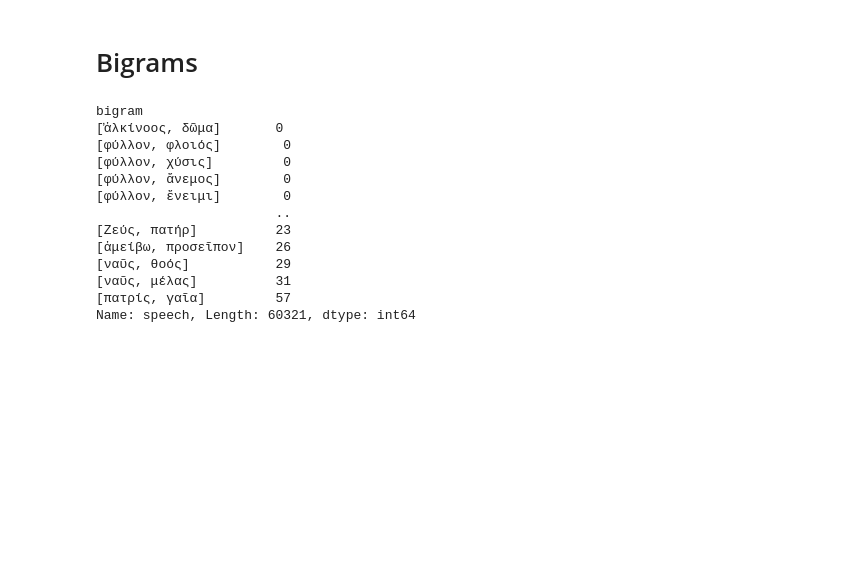
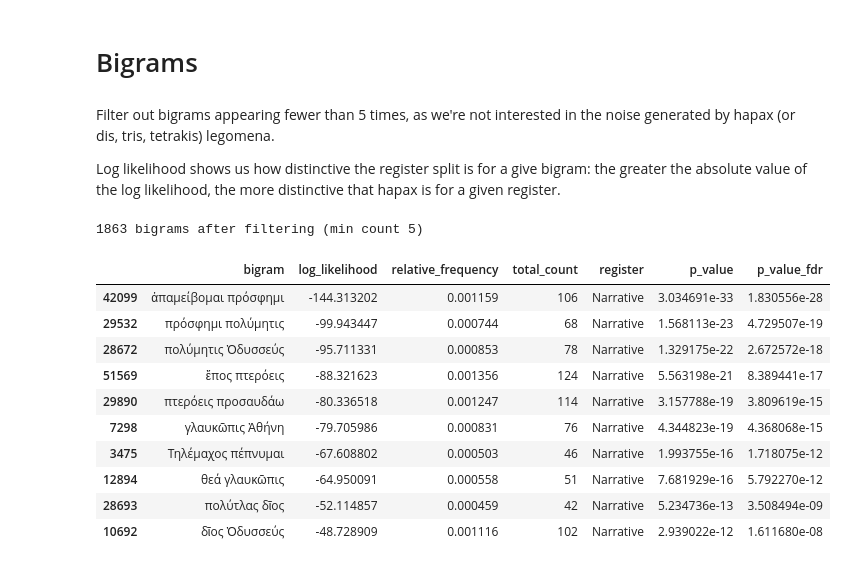
Before and after one commit to pletcher/ccc-2026, a Jupyter notebook: notebooks/epic_speech_vs_narrative.ipynb, the cells around one changed output. Drawn from its saved outputs; the diff is of its cells as text; code cells hidden in the pictures; blank space fills up the shorter version.

```diff
--- a/notebooks/epic_speech_vs_narrative.ipynb
+++ b/notebooks/epic_speech_vs_narrative.ipynb
@@ -286,19 +286,54 @@ Name: total_lines, dtype: int64
 # Bigrams
 # %%
 bigram_df = pd.read_parquet("../parquet/bigrams_by_epic_and_register.parquet")
-
-bigram_df.odyssey.speech.sort_values()
-# %% [output]
-bigram
-[̓ἀλκίνοος, δῶμα]       0
-[φύλλον, φλοιός]        0
-[φύλλον, χύσις]         0
-[φύλλον, ἄνεμος]        0
-[φύλλον, ἔνειμι]        0
-                       ..
-[Ζεύς, πατήρ]          23
-[ἀμείβω, προσεῖπον]    26
-[ναῦς, θοός]           29
-[ναῦς, μέλας]          31
-[πατρίς, γαῖα]         57
-Name: speech, Length: 60321, dtype: int64
+# %%
+speech_bigram = bigram_df.xs("speech", axis=1, level="register").sum(axis=1)
+narrative_bigram = bigram_df.xs("narrative", axis=1, level="register").sum(axis=1)
+
+total_speech_bigram = int(speech_bigram.sum())
+total_narrative_bigram = int(narrative_bigram.sum())
+
+loglikelihood_bigram_register = log_likelihood(
+    speech_bigram, narrative_bigram, total_speech_bigram, total_narrative_bigram
+)
+# %% [markdown]
+Filter out bigrams appearing fewer than 5 times, as we're not interested in the noise
+generated by hapax (or dis, tris, tetrakis) legomena.
+
+Log likelihood shows us how distinctive the register split is for a give bigram: the greater the
+absolute value of the log likelihood, the more distinctive that hapax is for a given register.
+# %%
+MIN_BIGRAM_COUNT = 5
+
+total_bigram_tokens = total_speech_bigram + total_narrative_bigram
+bigram_total_count = speech_bigram + narrative_bigram
+bigram_relative_frequency = bigram_total_count / total_bigram_tokens
+bigram_labels = np.array([" ".join(pair) for pair in bigram_df.index])
+
+bigram_plot_df = pd.DataFrame({
+    "bigram": bigram_labels,
+    "log_likelihood": loglikelihood_bigram_register.values,
+    "relative_frequency": bigram_relative_frequency.values,
+    "total_count": bigram_total_count.values,
+    "register": np.where(loglikelihood_bigram_register.values >= 0, "Speech", "Narrative"),
+})
+
+bigram_plot_df["p_value"] = chi2.sf(bigram_plot_df["log_likelihood"].abs(), df=1)
+_, bigram_plot_df["p_value_fdr"], _, _ = multipletests(bigram_plot_df["p_value"], method="fdr_bh")
+
+bigram_plot_df = bigram_plot_df[bigram_plot_df["total_count"] >= MIN_BIGRAM_COUNT]
+print(f"{len(bigram_plot_df)} bigrams after filtering (min count {MIN_BIGRAM_COUNT})")
+bigram_plot_df.sort_values("log_likelihood", ascending=True).head(10)
+# %% [output]
+1863 bigrams after filtering (min count 5)
+|  | bigram | log_likelihood | relative_frequency | total_count | register | p_value | p_value_fdr |
+| 42099 | ἀπαμείβομαι πρόσφημι | -144.313202 | 0.001159 | 106 | Narrative | 3.034691e-33 | 1.830556e-28 |
+| 29532 | πρόσφημι πολύμητις | -99.943447 | 0.000744 | 68 | Narrative | 1.568113e-23 | 4.729507e-19 |
+| 28672 | πολύμητις Ὀδυσσεύς | -95.711331 | 0.000853 | 78 | Narrative | 1.329175e-22 | 2.672572e-18 |
+| 51569 | ἔπος πτερόεις | -88.321623 | 0.001356 | 124 | Narrative | 5.563198e-21 | 8.389441e-17 |
+| 29890 | πτερόεις προσαυδάω | -80.336518 | 0.001247 | 114 | Narrative | 3.157788e-19 | 3.809619e-15 |
+| 7298 | γλαυκῶπις Ἀθήνη | -79.705986 | 0.000831 | 76 | Narrative | 4.344823e-19 | 4.368068e-15 |
+| 3475 | Τηλέμαχος πέπνυμαι | -67.608802 | 0.000503 | 46 | Narrative | 1.993755e-16 | 1.718075e-12 |
+| 12894 | θεά γλαυκῶπις | -64.950091 | 0.000558 | 51 | Narrative | 7.681929e-16 | 5.792270e-12 |
+| 28693 | πολύτλας δῖος | -52.114857 | 0.000459 | 42 | Narrative | 5.234736e-13 | 3.508494e-09 |
+| 10692 | δῖος Ὀδυσσεύς | -48.728909 | 0.001116 | 102 | Narrative | 2.939022e-12 | 1.611680e-08 |
```
Also changed, not shown: parts of 5 cells of this notebook, 2 other files.
